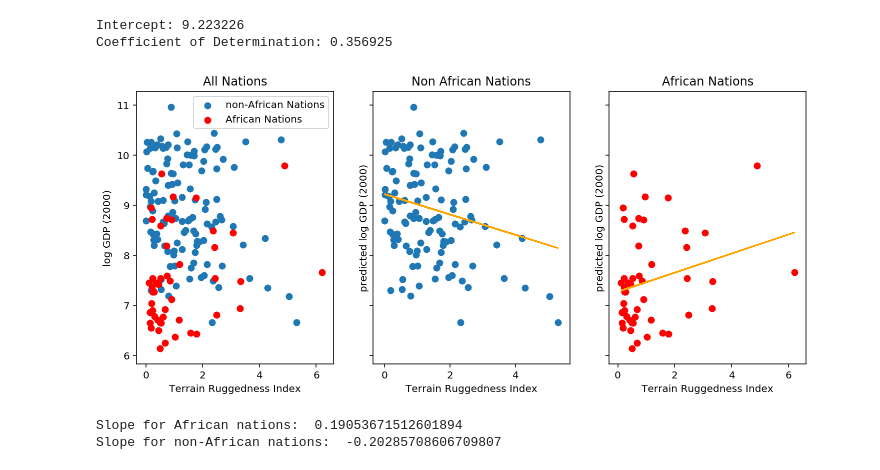
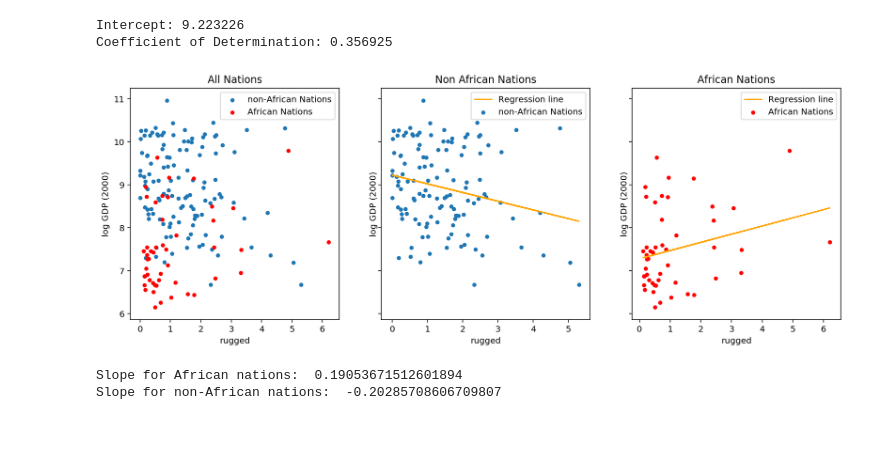
Before and after one commit to jramkiss/jramkiss.github.io, a Jupyter notebook: _posts/notebooks/regression_VS_bayesian_regression.ipynb, the cells around one changed output. Drawn from its saved outputs; the diff is of its cells as text; code cells hidden in the pictures; blank space fills up the shorter version.

```diff
--- a/_posts/notebooks/regression_VS_bayesian_regression.ipynb
+++ b/_posts/notebooks/regression_VS_bayesian_regression.ipynb
@@ -74,41 +76,51 @@ Coefficient of Determination: 0.356925
 # %%
 # predict GPD from continent and terrain
 african_gdp = reg.predict(african_nations[features])
 non_african_gdp = reg.predict(non_african_nations[features])
 
-fig, ax = plt.subplots(nrows=1, ncols=3, figsize=(12, 5), sharey=True)
+fig, ax = plt.subplots(nrows=1, ncols=3, figsize=(15, 5), sharey=True)
 ax[0].scatter(non_african_nations["rugged"],
               non_african_nations["rgdppc_2000"],
-              label="non-African Nations")
+              label="non-African Nations",
+              s = 15)
 ax[0].scatter(african_nations["rugged"],
               african_nations["rgdppc_2000"],
               color = "red",
-              label="African Nations")
-ax[0].set(xlabel="Terrain Ruggedness Index",
+              label="African Nations",
+              s = 15)
+ax[0].set(xlabel="rugged",
           ylabel="log GDP (2000)",
           title="All Nations");
 ax[0].legend()
 
 ax[1].plot(non_african_nations["rugged"],
            non_african_gdp,
-           color = "orange")
+           color = "orange",
+           label = "Regression line")
 ax[1].scatter(non_african_nations["rugged"],
-              non_african_nations["rgdppc_2000"])
-ax[1].set(xlabel="Terrain Ruggedness Index",
-          ylabel="predicted log GDP (2000)",
+              non_african_nations["rgdppc_2000"],
+              label="non-African Nations",
+              s = 15)
+ax[1].set(xlabel="rugged",
+          ylabel="log GDP (2000)",
           title="Non African Nations")
 
 ax[2].plot(african_nations["rugged"],
            african_gdp,
-           color = "orange")
+           color = "orange",
+           label = "Regression line")
 ax[2].scatter(african_nations["rugged"],
               african_nations["rgdppc_2000"],
-              color = "red")
-ax[2].set(xlabel="Terrain Ruggedness Index",
-          ylabel="predicted log GDP (2000)",
-          title="African Nations");
+              color = "red",
+              label="African Nations",
+              s = 15)
+ax[2].set(xlabel="rugged",
+          ylabel="log GDP (2000)",
+          title="African Nations")
+ax[1].legend()
+ax[2].legend();
 # %% [output]
-[figure, old version]
+[figure, new version]
 # %%
 # backout the slopes of lines for nations in and out of Africa
 print("Slope for African nations: ", coef["rugged"] + coef["cont_africa_x_rugged"])
```
Also changed, not shown: parts of 1 cell of this notebook.
